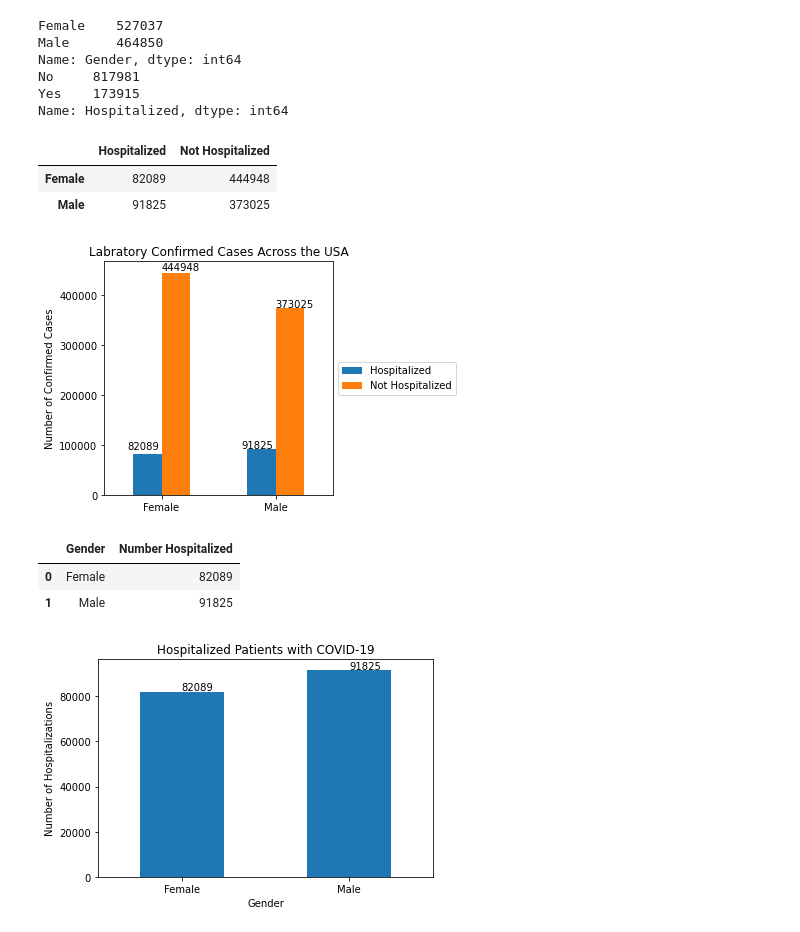
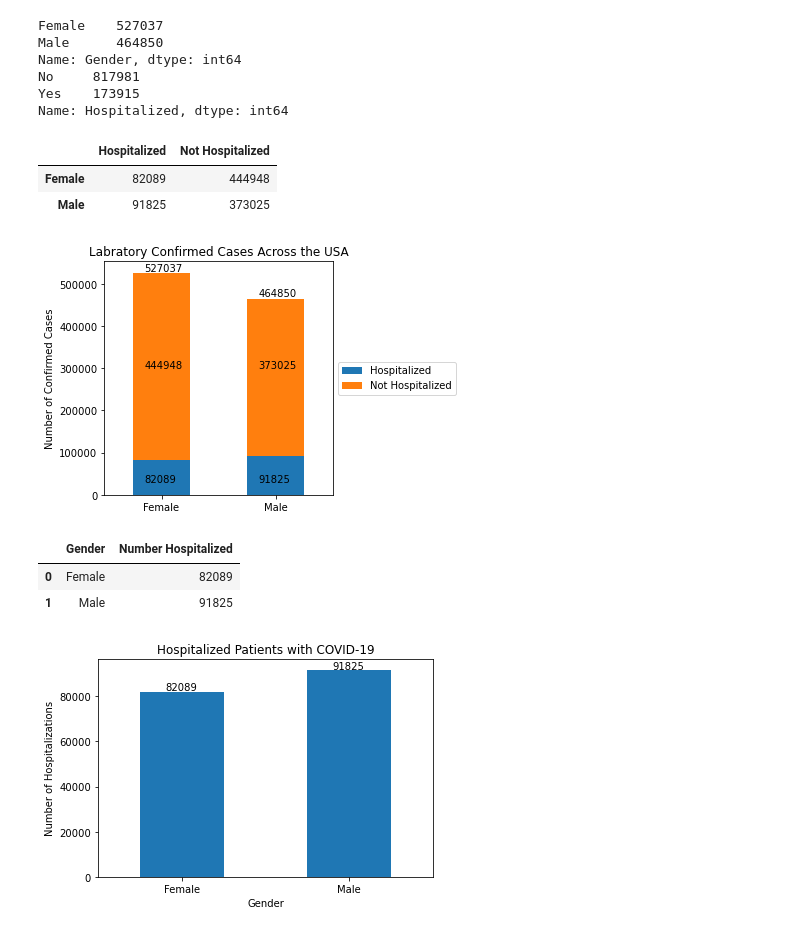
Before and after one commit to jforbis/rougeSquadron, a Jupyter notebook: JupyterScripts/GendervsHosp.ipynb, the cells around one changed output. Saved outputs shown, nothing was run; the diff lists cells and outputs as text; code cells hidden in the pictures.

Commit message:
Made revisions to graphs.

```diff
--- a/JupyterScripts/GendervsHosp.ipynb
+++ b/JupyterScripts/GendervsHosp.ipynb
@@ -60,31 +60,35 @@ no_hosp_female_size = len(df.loc[(df['Gender'] == 'Female') & (df['Hospitalized'
 # %%
 # Creating DataFrame Indexed by Gender of Confirmed Cases and Hospitalized/Non-Hospitalized
 index = ['Female','Male']
 confirmed_df = pd.DataFrame({'Hospitalized': [hosp_female_size, hosp_male_size], 'Not Hospitalized': [no_hosp_female_size, no_hosp_male_size]}, index=index)
 
 #Plotting Hospitalized and Not Hospitalized Males and Females
-confirmed_df.plot.bar(rot=0)
+confirmed_df.plot.bar(rot=0, stacked=True)
 plt.legend(loc='center left', bbox_to_anchor=(1.0, 0.5))
 plt.ylabel('Number of Confirmed Cases')
 plt.title('Labratory Confirmed Cases Across the USA')
 
 #Plotting the Max Count
-plt.annotate(hosp_female_size, xy=(0,91900), xytext=(-0.3,92000))
-plt.annotate(no_hosp_female_size, (0,449000))
-plt.annotate(hosp_male_size, (1,93000), xytext=(0.7,94000))
-plt.annotate(no_hosp_male_size, (1,374900))
+plt.annotate(hosp_female_size, xy=(0,30000), xytext=(-0.15,30000)) #Plotting the Female Count of Hospitalized
+plt.annotate(no_hosp_female_size, (0,300000), xytext=(-0.15,300000)) #Plotting the Female Count of Non-Hospitalized
+
+plt.annotate(hosp_male_size, xy=(1,30000), xytext=(0.85,30000)) #Plotting the Male Count of Hospitalized
+plt.annotate(no_hosp_male_size, (1,300000), xytext=(0.85,300000)) #Plotting the Male Count of Non-Hospitalized
+
+plt.annotate(hosp_female_size+no_hosp_female_size,xy=(0,530000), xytext=(-0.15,530000)) #Plotting the Total Female Count
+plt.annotate(hosp_male_size+no_hosp_male_size,xy=(1,470000), xytext=(0.85,470000)) #Plotting the Total Male Count
 
 #Saving DataFrame as PNG
 plt.tight_layout()
 plt.savefig('../Images/BothGendersHosp_NoHosp.png')
 
 #Printing DataFrame
 confirmed_df
 # %% [output]
 |  | Hospitalized | Not Hospitalized |
 | Female | 82089 | 444948 |
 | Male | 91825 | 373025 |
-[figure, old version]
+[figure, new version]
 # %%
 # Creating DataFrame by Gender of Confirmed Cases and Hospitalized
 hosp_df = pd.DataFrame({'Gender': ['Female','Male'], 'Number Hospitalized': [hosp_female_size,hosp_male_size]})
@@ -95,8 +99,8 @@ plt.ylabel('Number of Hospitalizations')
 plt.title('Hospitalized Patients with COVID-19')
 
 #Plotting the Max Count
-plt.annotate(hosp_female_size, (0,82900))
-plt.annotate(hosp_male_size, (1,92000))
+plt.annotate(hosp_female_size, (0,82900), xytext=(-0.10,82900))
+plt.annotate(hosp_male_size, (1,92000), xytext=(0.90,92000))
 
 #Saving DataFrame as PNG
 plt.savefig('../Images/BothGendersHosp.png')
@@ -107,4 +111,4 @@ hosp_df
 |  | Gender | Number Hospitalized |
 | 0 | Female | 82089 |
 | 1 | Male | 91825 |
-[figure, old version]
+[figure, new version]
```
Also changed, not shown: 2 other files.
